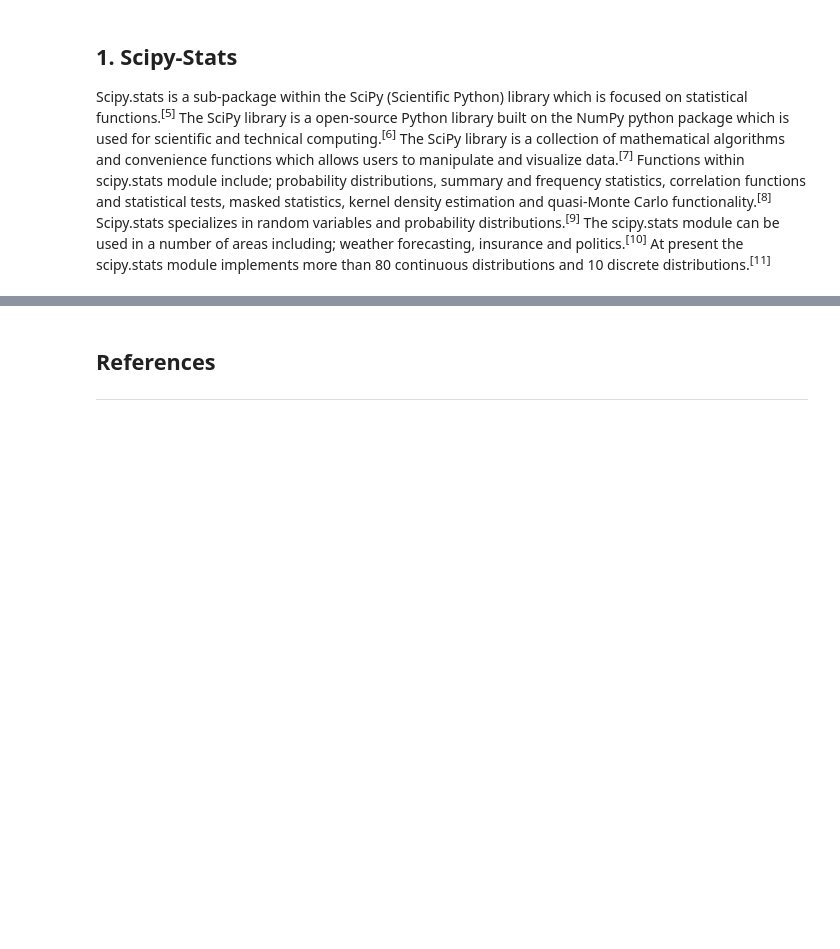
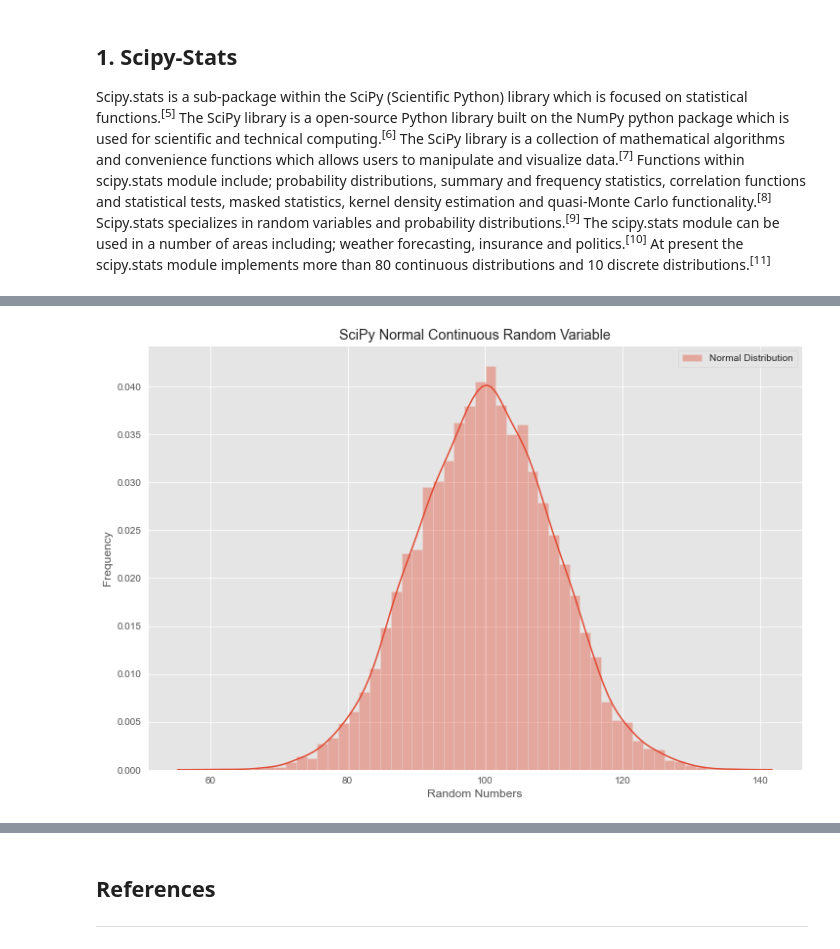
Before and after one commit to JPLee01/Machine_Learning_and_Statistics, a Jupyter notebook: scipy-stats.ipynb, the cells around one changed output, grey strips where cells are left out. Cells and saved outputs as stored; diff of their text form; code cells hidden in the pictures; blank space fills up the shorter version.

```diff
--- a/scipy-stats.ipynb
+++ b/scipy-stats.ipynb
@@ -71,0 +90,24 @@ A complete listing of the scipy.stats functions can be obtained using the functi
+# %%
+#Import the norm sub-class from scipy.stats
+from scipy.stats import norm
+
+#Setting of "rng" as the np.random.default_rng() function and setting the seed number to 10. This will be used throughout the Notebook
+np.random.seed(10)
+rng = np.random.default_rng()
+
+
+#Generate normal distribution from scipy.stats
+#Set mean (loc) to 100
+#Set sample sie to 10000
+#set standard deviation (scale) to 10
+#Select the random variates from the np.random.default_rng() function
+norm_dist = norm.rvs(loc=100, size=10000, scale=10, random_state=rng)
+
+sns.distplot(norm_dist, label="Normal Distribution")
+plt.legend(loc='best')
+plt.title("SciPy Normal Continuous Random Variable")
+plt.xlabel("Random Numbers")
+plt.ylabel("Frequency")
+plt.show()
+# %% [output]
+[figure, added]
```
Also changed, not shown: parts of 20 cells of this notebook, 1 other file.
